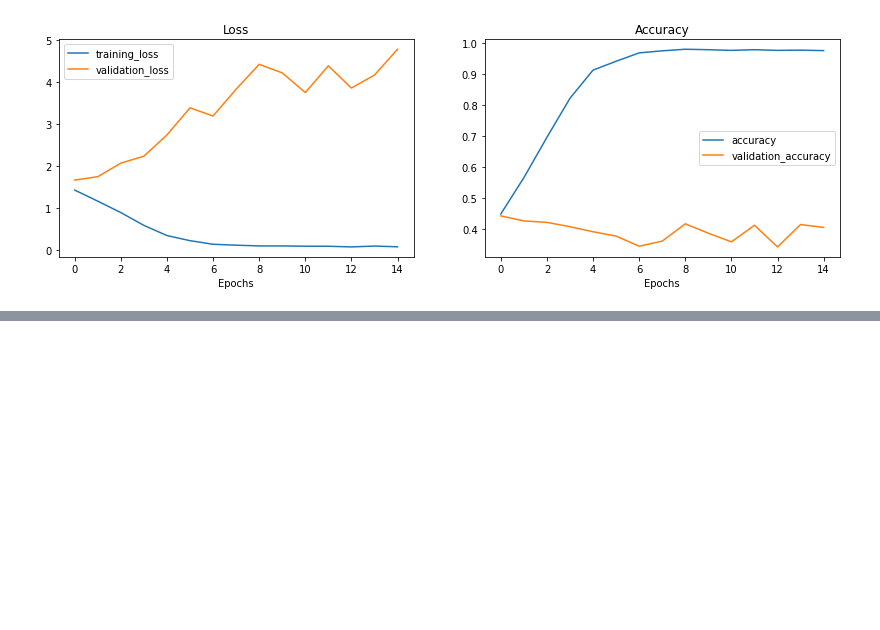
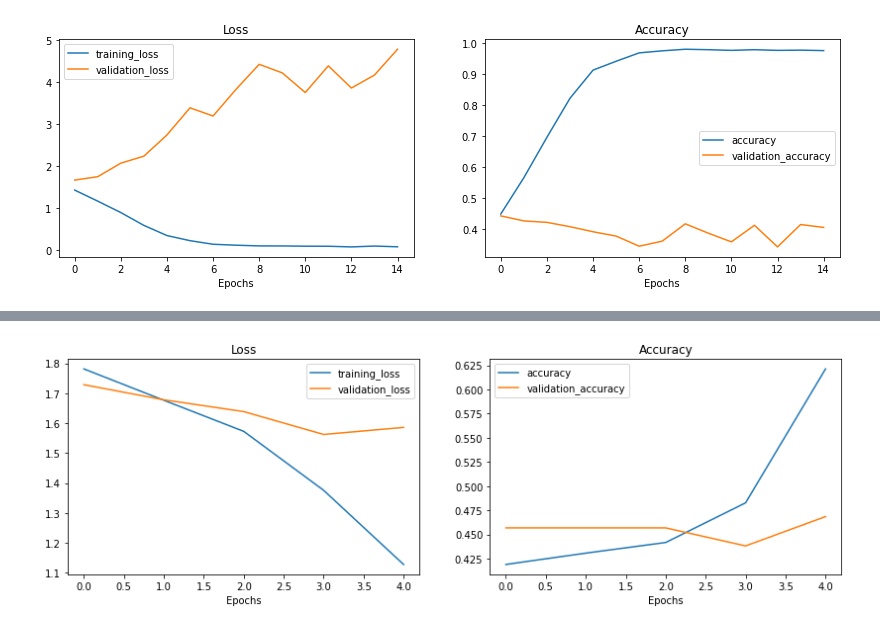
Before and after one commit to danielmacedodc/SIBGRAPI_2022, a Jupyter notebook: Projeto.ipynb, the cells around one changed output, grey strips where cells are left out. Saved outputs shown, nothing was run; the diff lists cells and outputs as text; code cells hidden in the pictures; blank space fills up the shorter version.

```diff
--- a/Projeto.ipynb
+++ b/Projeto.ipynb
@@ -316,0 +327,16 @@ plot_loss_curves(history)
+# %%
+# How about we try and simplify the model first?
+# Let's try to remove 2 convolutional layers...
+
+model_2 = Sequential([
+    Conv2D(10,3,activation='relu',input_shape=(224,224,3)),
+    MaxPool2D(),
+
+    Conv2D(10, 3, activation='relu'),
+    MaxPool2D(),
+
+    Flatten(),
+    Dense(8, activation='softmax')
+])
+
+model_2.compile(loss='categorical_crossentropy', optimizer=Adam(), metrics=['accuracy'])
@@ -316,0 +366,3 @@ plot_loss_curves(history)
+# %%
+history_2 = model_2.fit(train_data, epochs=5, steps_per_epoch=len(train_data), validation_data=test_data,
+                       validation_steps=len(test_data))
@@ -316,0 +380,5 @@ plot_loss_curves(history)
+# %%
+# Check out the loss curves
+plot_loss_curves(history_2)
+# %% [output]
+[figure, added]
```
Also changed, not shown: parts of 28 cells of this notebook.
